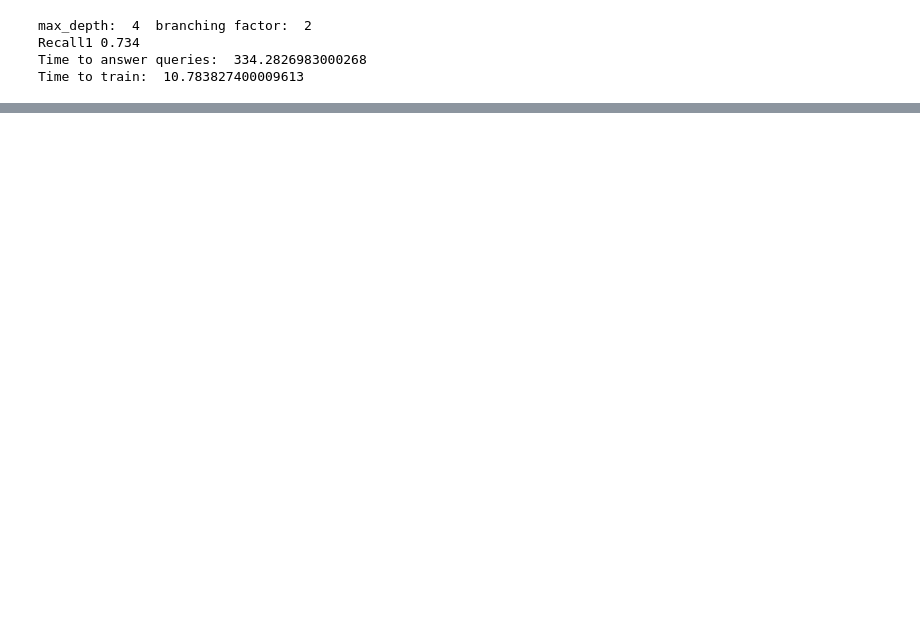
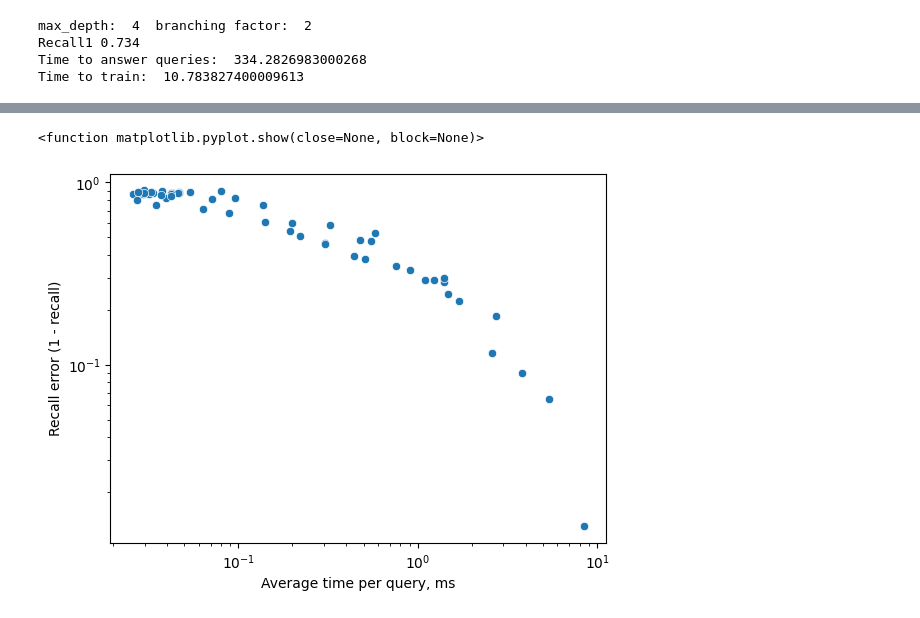
Before and after one commit to Thermite10k/HKM, a Jupyter notebook: main.ipynb, the cells around one changed output, grey strips where cells are left out. Cells and saved outputs as stored; diff of their text form; code cells hidden in the pictures; blank space fills up the shorter version.

```diff
--- a/main.ipynb
+++ b/main.ipynb
@@ -453,0 +558,11 @@ Time to train:  3.831963300006464
+# %%
+sns.scatterplot( y=(1 - df_all["recall"]), x = df_all["query_time"] * 1000)
+plt.yscale("log")
+plt.xscale("log")
+
+plt.ylabel("Recall error (1 - recall)")
+plt.xlabel("Average time per query, ms")
+plt.show
+# %% [output]
+<function matplotlib.pyplot.show(close=None, block=None)>
+[figure, added]
```
Also changed, not shown: parts of 27 cells of this notebook, 3 other files.
